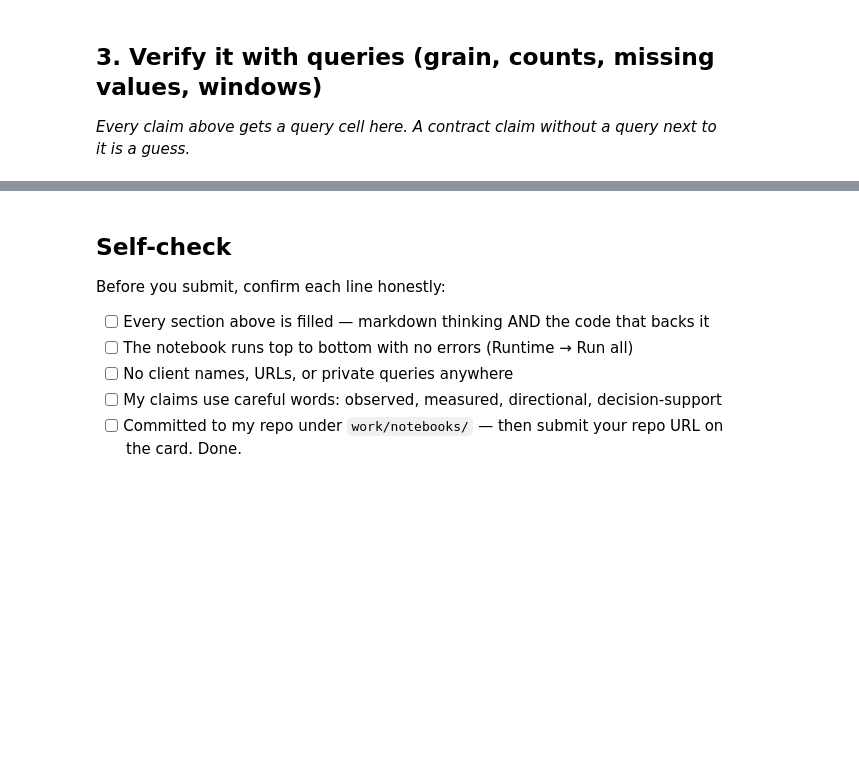
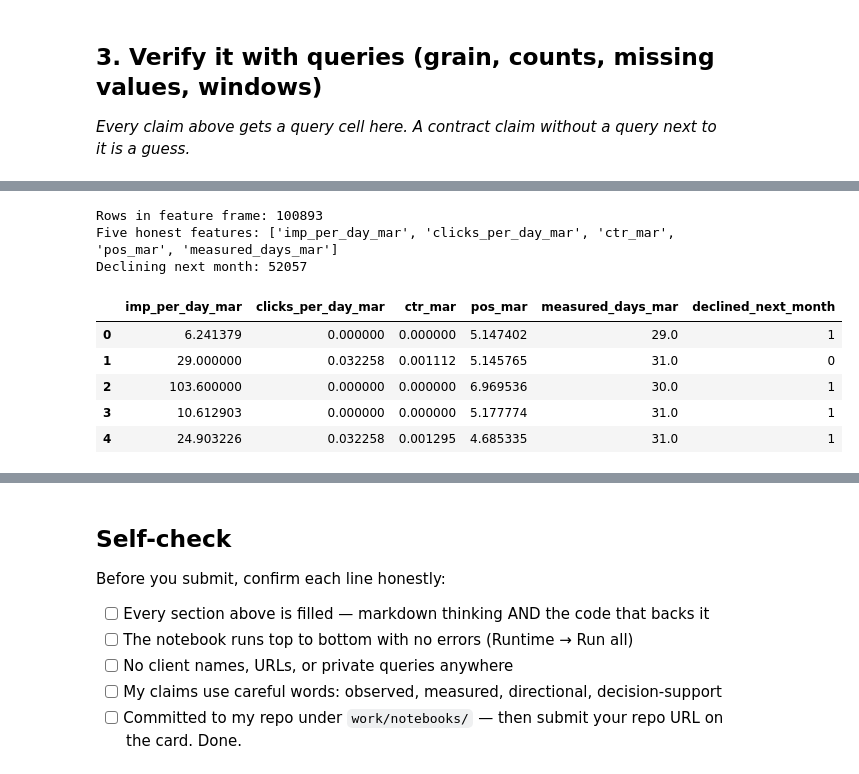
Before and after one commit to pinkk1808/flyrank-ml-internship, a Jupyter notebook: work/notebooks/w03_data_contract.ipynb, the cells around one changed output, grey strips where cells are left out. Cells and saved outputs as stored; diff of their text form; code cells hidden in the pictures; blank space fills up the shorter version.

Commit message:
Complete ML-04 data contract

```diff
--- a/work/notebooks/w03_data_contract.ipynb
+++ b/work/notebooks/w03_data_contract.ipynb
@@ -33,0 +143,80 @@ This skeleton is yours to fill. Work the sections **in order** — each one has
+# %%
+feature_frame = con.sql(f"""
+WITH mar AS (
+    SELECT
+        client_hash_id,
+        content_hash_id,
+        SUM(CASE WHEN gsc_data_available IS TRUE THEN gsc_impressions ELSE 0 END) AS imp_mar,
+        SUM(CASE WHEN gsc_data_available IS TRUE THEN gsc_clicks ELSE 0 END) AS clk_mar,
+        AVG(CASE WHEN gsc_data_available IS TRUE THEN gsc_avg_position END) AS pos_mar,
+        SUM(CASE WHEN gsc_data_available IS TRUE THEN 1 ELSE 0 END) AS measured_days_mar
+    FROM {MAR}
+    GROUP BY 1, 2
+),
+apr AS (
+    SELECT
+        client_hash_id,
+        content_hash_id,
+        SUM(CASE WHEN gsc_data_available IS TRUE THEN gsc_impressions ELSE 0 END) AS imp_apr,
+        SUM(CASE WHEN gsc_data_available IS TRUE THEN 1 ELSE 0 END) AS measured_days_apr
+    FROM {APR}
+    GROUP BY 1, 2
+)
+SELECT
+    m.client_hash_id,
+    m.content_hash_id,
+
+    m.imp_mar * 1.0 / NULLIF(m.measured_days_mar, 0) AS imp_per_day_mar,
+    m.clk_mar * 1.0 / NULLIF(m.measured_days_mar, 0) AS clicks_per_day_mar,
+    m.clk_mar * 1.0 / NULLIF(m.imp_mar, 0) AS ctr_mar,
+    m.pos_mar,
+    m.measured_days_mar,
+
+    a.imp_apr * 1.0 / NULLIF(a.measured_days_apr, 0) AS imp_per_day_apr
+
+FROM mar m
+JOIN apr a
+  USING (client_hash_id, content_hash_id)
+
+WHERE
+    m.measured_days_mar > 0
+    AND a.measured_days_apr > 0
+    AND m.imp_mar >= 100
+""").df()
+
+# Future outcome / proxy label
+feature_frame["declined_next_month"] = (
+    feature_frame["imp_per_day_apr"]
+    < 0.8 * feature_frame["imp_per_day_mar"]
+).astype(int)
+
+five_features = [
+    "imp_per_day_mar",
+    "clicks_per_day_mar",
+    "ctr_mar",
+    "pos_mar",
+    "measured_days_mar"
+]
+
+print("Rows in feature frame:", len(feature_frame))
+print("Five honest features:", five_features)
+print(
+    "Declining next month:",
+    feature_frame["declined_next_month"].sum()
+)
+
+display(
+    feature_frame[
+        five_features + ["declined_next_month"]
+    ].head()
+)
+# %% [output]
+Rows in feature frame: 100893
+Five honest features: ['imp_per_day_mar', 'clicks_per_day_mar', 'ctr_mar', 'pos_mar', 'measured_days_mar']
+Declining next month: 52057
+|  | imp_per_day_mar | clicks_per_day_mar | ctr_mar | pos_mar | measured_days_mar | declined_next_month |
+| 0 | 6.241379 | 0.000000 | 0.000000 | 5.147402 | 29.0 | 1 |
+| 1 | 29.000000 | 0.032258 | 0.001112 | 5.145765 | 31.0 | 0 |
+| 2 | 103.600000 | 0.000000 | 0.000000 | 6.969536 | 30.0 | 1 |
+| 3 | 10.612903 | 0.000000 | 0.000000 | 5.177774 | 31.0 | 1 |
+| 4 | 24.903226 | 0.032258 | 0.001295 | 4.685335 | 31.0 | 1 |
```
Also changed, not shown: parts of 12 cells of this notebook.
